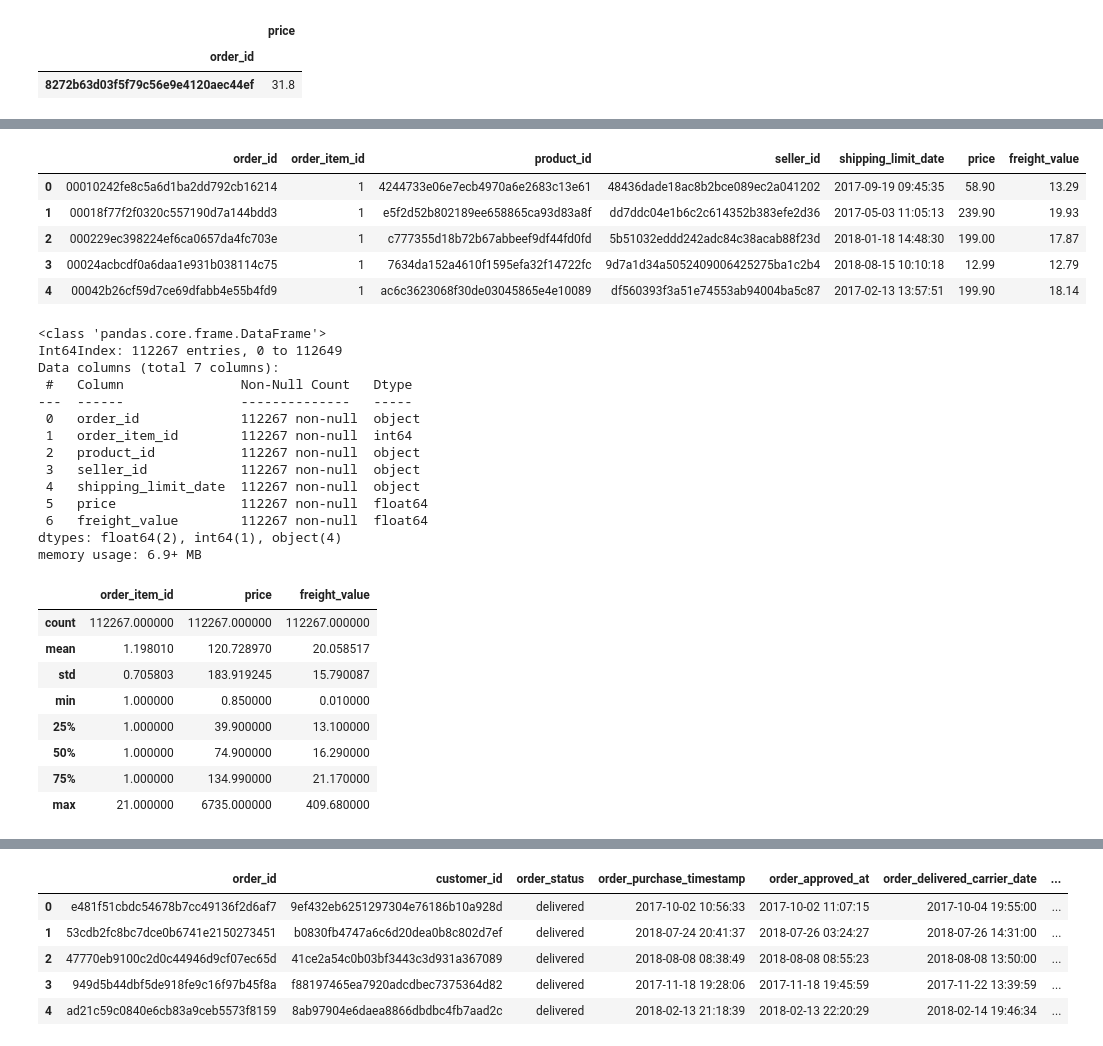
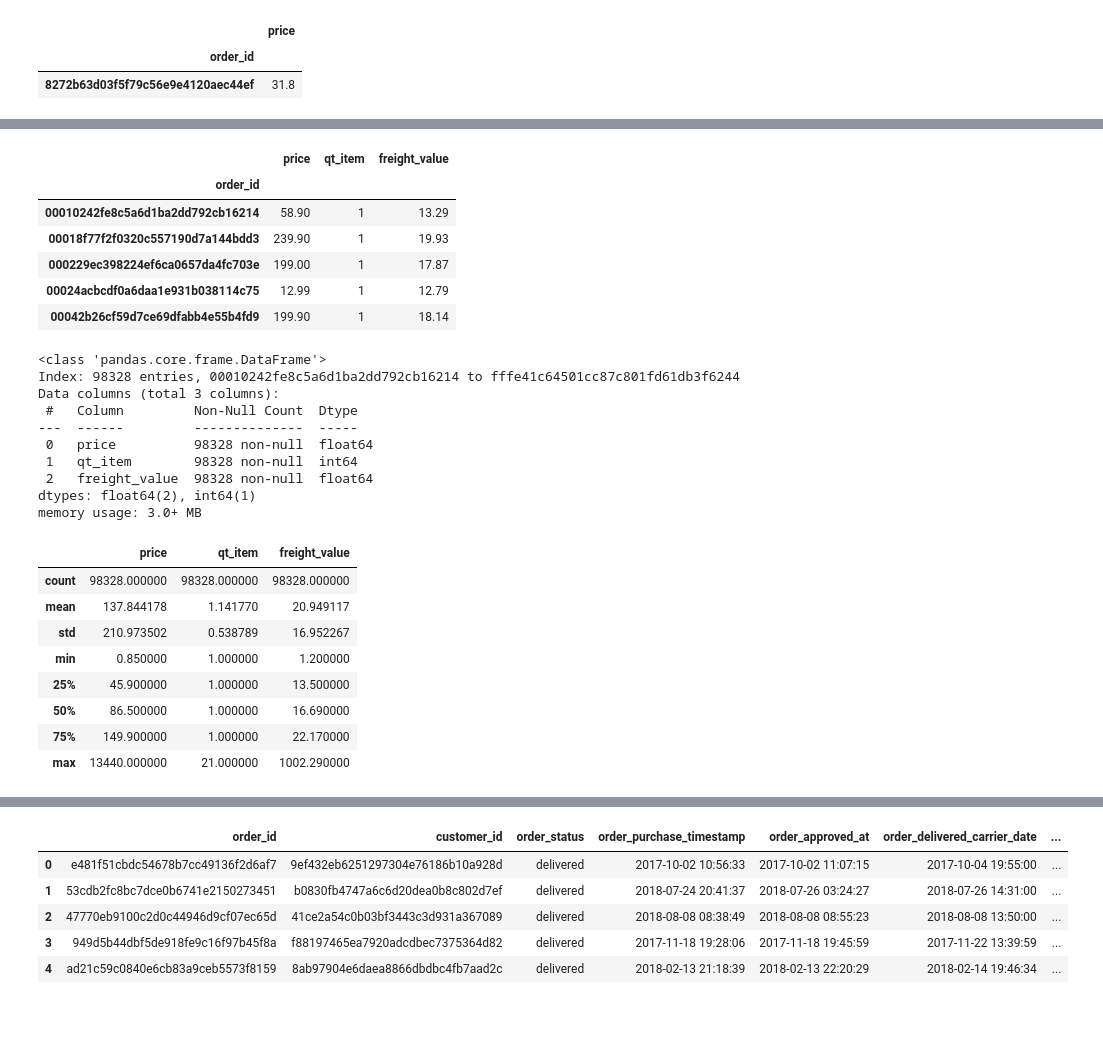
Before and after one commit to itimes-digital/olist_analise, a Jupyter notebook: olist_analise_de_negocio.ipynb, the cells around one changed output, grey strips where cells are left out. Saved outputs shown, nothing was run; the diff lists cells and outputs as text; code cells hidden in the pictures; blank space fills up the shorter version.

```diff
--- a/olist_analise_de_negocio.ipynb
+++ b/olist_analise_de_negocio.ipynb
@@ -260,7 +259,7 @@ ds_pedido_itens.tail()
 | 112648 | fffe18544ffabc95dfada21779c9644f | 1 | 9c422a519119dcad7575db5af1ba540e | 2b3e4a2a3ea8e01938cabda2a3e5cc79 | 2017-08-21 00:04:32 | 55.99 | 8.72 |
 | 112649 | fffe41c64501cc87c801fd61db3f6244 | 1 | 350688d9dc1e75ff97be326363655e01 | f7ccf836d21b2fb1de37564105216cc1 | 2018-06-12 17:10:13 | 43.00 | 12.79 |
 # %%
-ds_pedido_itens_grupo = ds_pedido_itens.groupby("order_id").agg({"product_id": "nunique"})
+ds_pedido_itens_grupo = ds_pedido_itens.groupby("order_id").agg({"product_id": "count"})
 ds_pedido_itens_grupo.reset_index()
 # %% [output]
 |  | order_id | product_id |
@@ -377,3 +382,5 @@ ds_pedidos_itens_unicos.head()
+# %%
+ds_pedidos_itens_unicos = ds_pedidos_itens_unicos.rename(columns={"product_id": "qt_item"})
 # %%
 ds_pedidos_itens_unicos.query("order_id == '8272b63d03f5f79c56e9e4120aec44ef'")
 # %% [output]
@@ -441,40 +432,37 @@ ds_pedido_itens_unificados.head()
 # %%
-ds_pedido_frete_pago = ds_pedido_itens.query('freight_value != 0.0')
+ds_pedido_frete_pago = ds_pedidos_itens_unicos.query('freight_value != 0.0')
 ds_pedido_frete_pago.head()
 # %% [output]
-|  | order_id | order_item_id | product_id | seller_id | shipping_limit_date | price | freight_value |
-| 0 | 00010242fe8c5a6d1ba2dd792cb16214 | 1 | 4244733e06e7ecb4970a6e2683c13e61 | 48436dade18ac8b2bce089ec2a041202 | 2017-09-19 09:45:35 | 58.90 | 13.29 |
-| 1 | 00018f77f2f0320c557190d7a144bdd3 | 1 | e5f2d52b802189ee658865ca93d83a8f | dd7ddc04e1b6c2c614352b383efe2d36 | 2017-05-03 11:05:13 | 239.90 | 19.93 |
-| 2 | 000229ec398224ef6ca0657da4fc703e | 1 | c777355d18b72b67abbeef9df44fd0fd | 5b51032eddd242adc84c38acab88f23d | 2018-01-18 14:48:30 | 199.00 | 17.87 |
-| 3 | 00024acbcdf0a6daa1e931b038114c75 | 1 | 7634da152a4610f1595efa32f14722fc | 9d7a1d34a5052409006425275ba1c2b4 | 2018-08-15 10:10:18 | 12.99 | 12.79 |
-| 4 | 00042b26cf59d7ce69dfabb4e55b4fd9 | 1 | ac6c3623068f30de03045865e4e10089 | df560393f3a51e74553ab94004ba5c87 | 2017-02-13 13:57:51 | 199.90 | 18.14 |
+|  | price | qt_item | freight_value |
+| order_id |  |  |  |
+| 00010242fe8c5a6d1ba2dd792cb16214 | 58.90 | 1 | 13.29 |
+| 00018f77f2f0320c557190d7a144bdd3 | 239.90 | 1 | 19.93 |
+| 000229ec398224ef6ca0657da4fc703e | 199.00 | 1 | 17.87 |
+| 00024acbcdf0a6daa1e931b038114c75 | 12.99 | 1 | 12.79 |
+| 00042b26cf59d7ce69dfabb4e55b4fd9 | 199.90 | 1 | 18.14 |
 # %%
 ds_pedido_frete_pago.info()
 # %% [output]
 <class 'pandas.core.frame.DataFrame'>
-Int64Index: 112267 entries, 0 to 112649
-Data columns (total 7 columns):
- #   Column               Non-Null Count   Dtype
----  ------               --------------   -----
- 0   order_id             112267 non-null  object
- 1   order_item_id        112267 non-null  int64
- 2   product_id           112267 non-null  object
- 3   seller_id            112267 non-null  object
- 4   shipping_limit_date  112267 non-null  object
- 5   price                112267 non-null  float64
- 6   freight_value        112267 non-null  float64
-dtypes: float64(2), int64(1), object(4)
-memory usage: 6.9+ MB
+Index: 98328 entries, 00010242fe8c5a6d1ba2dd792cb16214 to fffe41c64501cc87c801fd61db3f6244
+Data columns (total 3 columns):
+ #   Column         Non-Null Count  Dtype
+---  ------         --------------  -----
+ 0   price          98328 non-null  float64
+ 1   qt_item        98328 non-null  int64
+ 2   freight_value  98328 non-null  float64
+dtypes: float64(2), int64(1)
+memory usage: 3.0+ MB
 # %%
 ds_pedido_frete_pago.describe()
 # %% [output]
-|  | order_item_id | price | freight_value |
-| count | 112267.000000 | 112267.000000 | 112267.000000 |
-| mean | 1.198010 | 120.728970 | 20.058517 |
-| std | 0.705803 | 183.919245 | 15.790087 |
-| min | 1.000000 | 0.850000 | 0.010000 |
-| 25% | 1.000000 | 39.900000 | 13.100000 |
-| 50% | 1.000000 | 74.900000 | 16.290000 |
-| 75% | 1.000000 | 134.990000 | 21.170000 |
-| max | 21.000000 | 6735.000000 | 409.680000 |
+|  | price | qt_item | freight_value |
+| count | 98328.000000 | 98328.000000 | 98328.000000 |
+| mean | 137.844178 | 1.141770 | 20.949117 |
+| std | 210.973502 | 0.538789 | 16.952267 |
+| min | 0.850000 | 1.000000 | 1.200000 |
+| 25% | 45.900000 | 1.000000 | 13.500000 |
+| 50% | 86.500000 | 1.000000 | 16.690000 |
+| 75% | 149.900000 | 1.000000 | 22.170000 |
+| max | 13440.000000 | 21.000000 | 1002.290000 |
 # %%
```
Also changed, not shown: parts of 31 cells of this notebook.
